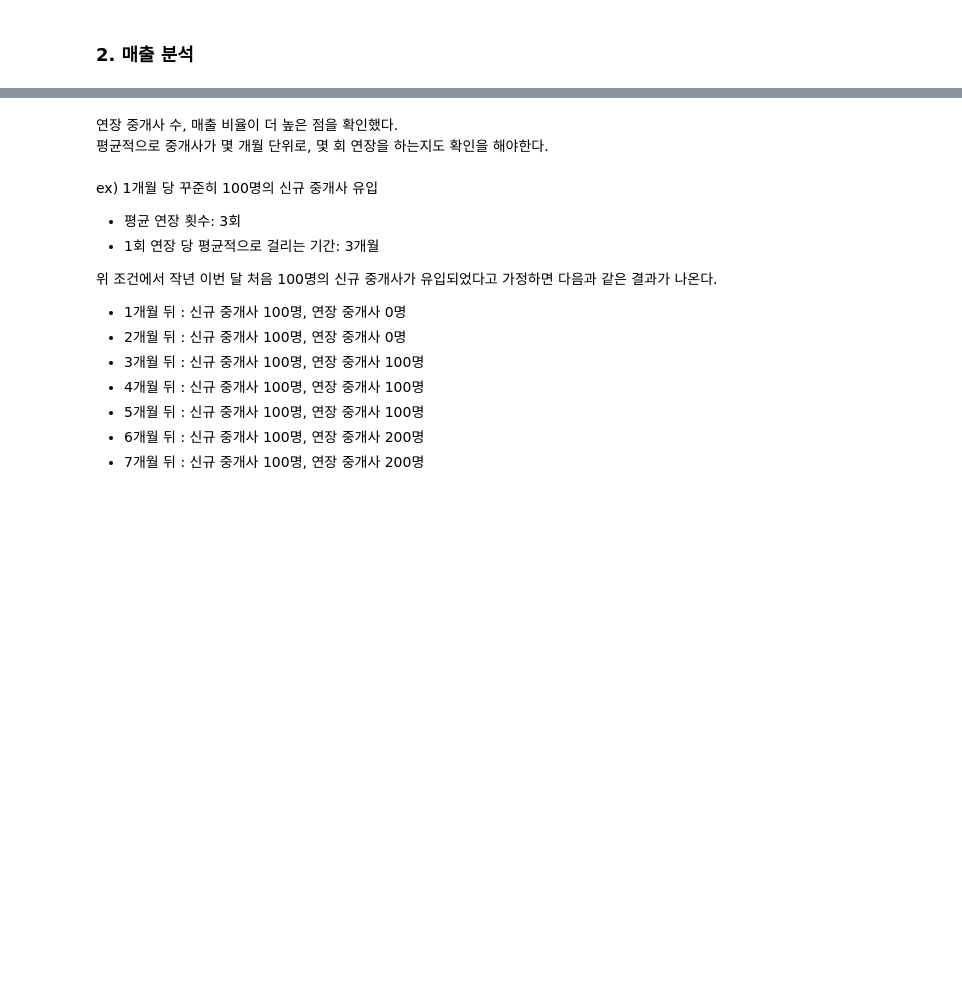
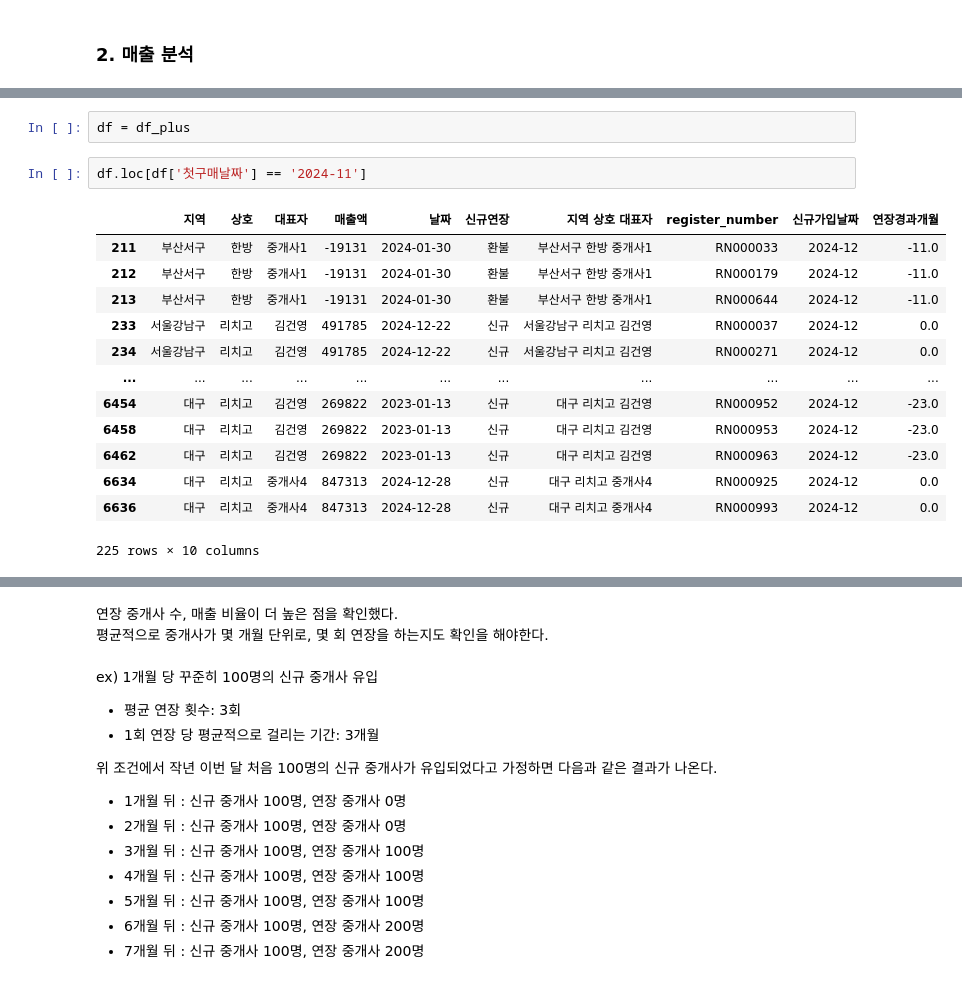
Before and after one commit to kunyoungkim/portfolio, a Jupyter notebook: event_taxonomy/sales_analysis.ipynb, the cells around one changed output, grey strips where cells are left out. Saved outputs shown, nothing was run; the diff lists cells and outputs as text; blank space fills up the shorter version.

```diff
--- a/event_taxonomy/sales_analysis.ipynb
+++ b/event_taxonomy/sales_analysis.ipynb
@@ -419,3 +462,21 @@ df = df_merge_first_purchase.drop('최초구매날짜', axis=1)
+# %%
+df = df_plus
+# %%
+df.loc[df['첫구매날짜'] == '2024-11']
+# %% [output]
+|  | 지역 | 상호 | 대표자 | 매출액 | 날짜 | 신규연장 | 지역 상호 대표자 | register_number | 신규가입날짜 | 연장경과개월 |
+| 211 | 부산서구 | 한방 | 중개사1 | -19131 | 2024-01-30 | 환불 | 부산서구 한방 중개사1 | RN000033 | 2024-12 | -11.0 |
+| 212 | 부산서구 | 한방 | 중개사1 | -19131 | 2024-01-30 | 환불 | 부산서구 한방 중개사1 | RN000179 | 2024-12 | -11.0 |
+| 213 | 부산서구 | 한방 | 중개사1 | -19131 | 2024-01-30 | 환불 | 부산서구 한방 중개사1 | RN000644 | 2024-12 | -11.0 |
+| 233 | 서울강남구 | 리치고 | 김건영 | 491785 | 2024-12-22 | 신규 | 서울강남구 리치고 김건영 | RN000037 | 2024-12 | 0.0 |
+| 234 | 서울강남구 | 리치고 | 김건영 | 491785 | 2024-12-22 | 신규 | 서울강남구 리치고 김건영 | RN000271 | 2024-12 | 0.0 |
+| ... | ... | ... | ... | ... | ... | ... | ... | ... | ... | ... |
+| 6454 | 대구 | 리치고 | 김건영 | 269822 | 2023-01-13 | 신규 | 대구 리치고 김건영 | RN000952 | 2024-12 | -23.0 |
+| 6458 | 대구 | 리치고 | 김건영 | 269822 | 2023-01-13 | 신규 | 대구 리치고 김건영 | RN000953 | 2024-12 | -23.0 |
+| 6462 | 대구 | 리치고 | 김건영 | 269822 | 2023-01-13 | 신규 | 대구 리치고 김건영 | RN000963 | 2024-12 | -23.0 |
+| 6634 | 대구 | 리치고 | 중개사4 | 847313 | 2024-12-28 | 신규 | 대구 리치고 중개사4 | RN000925 | 2024-12 | 0.0 |
+| 6636 | 대구 | 리치고 | 중개사4 | 847313 | 2024-12-28 | 신규 | 대구 리치고 중개사4 | RN000993 | 2024-12 | 0.0 |
+225 rows × 10 columns
 # %%
 # 신규 가입 중개사 수와 재개약(연장) 중개사 수 비교
 print(df.groupby('신규연장', dropna=False).size().reset_index(name='count'))
```
Also changed, not shown: parts of 32 cells of this notebook.
